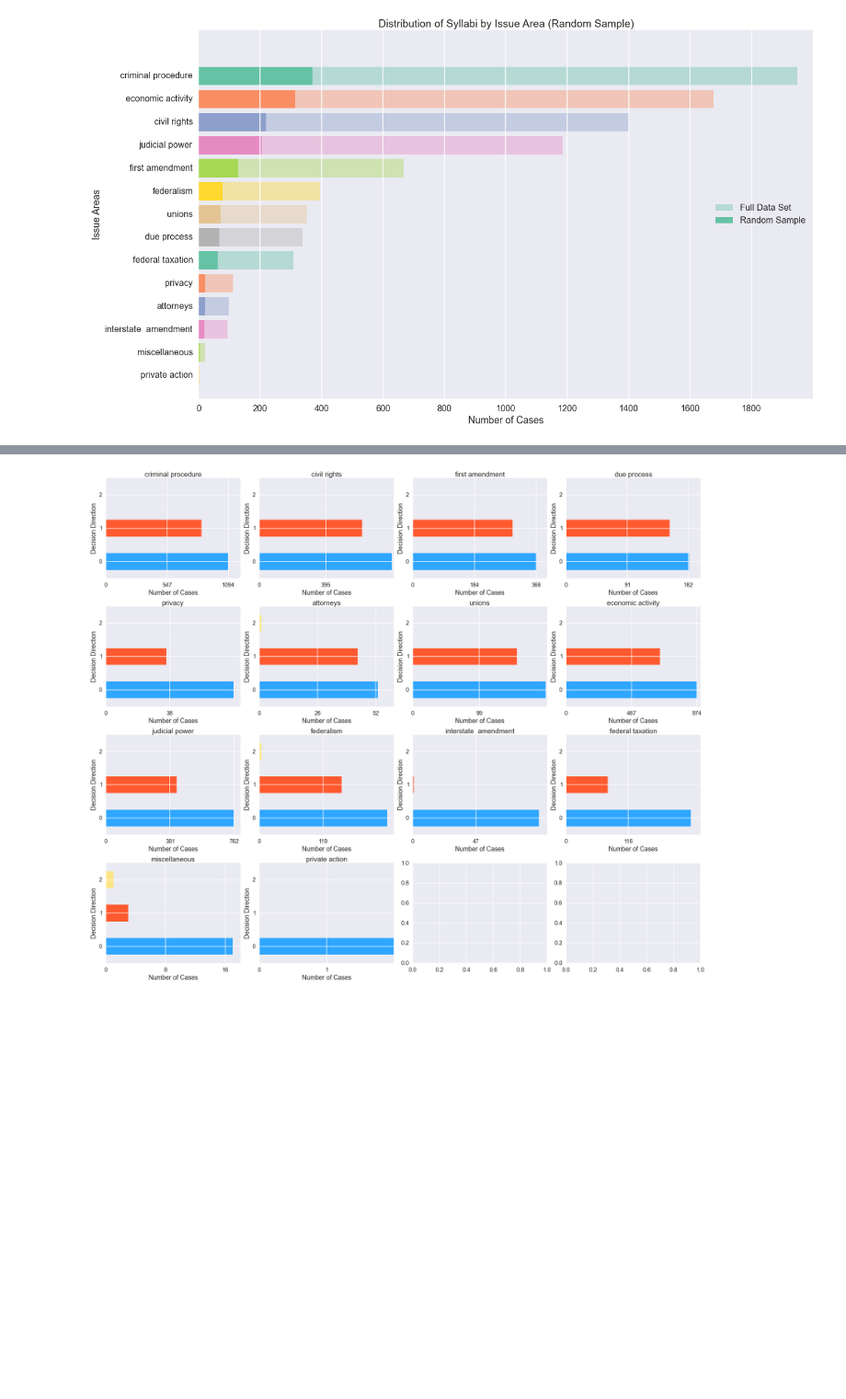
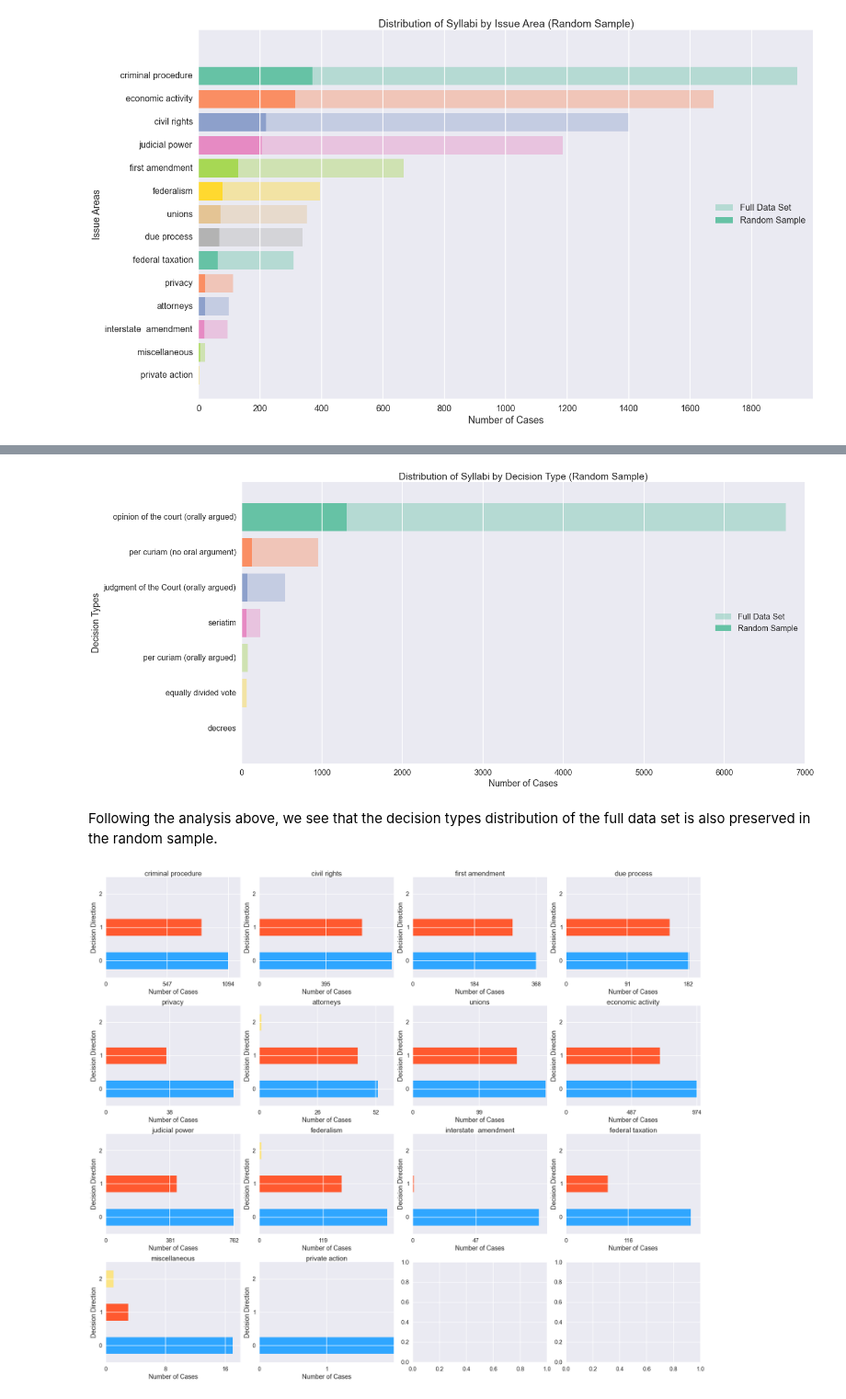
Before and after one commit to yunhanxu/cs109-project, a Jupyter notebook: data_merging.ipynb, the cells around one changed output, grey strips where cells are left out. Shown at 92% size. Cells and saved outputs as stored; diff of their text form; code cells hidden in the pictures; blank space fills up the shorter version.

Commit message:
final data merging + markdown

```diff
--- a/data_merging.ipynb
+++ b/data_merging.ipynb
@@ -332,7 +370,7 @@ plt.show()
 # %%
 # turn issue areas into dummy column
-for issue, num in zip(issue_areas,range(1,15)):
-    full_df[issue] = full_df.issueArea.apply(lambda x: 1 if x == num else 0)
+for num in range(1,9):
+    full_df["dec_" + str(num)] = full_df.decisionType.apply(lambda x: 1 if x == num else 0)
 
 # plot distribution of all cases by issue type
 samp_issue_dict = {}
@@ -363,3 +403,35 @@ plt.show()
+# %%
+# turn decision types into dummy column
+for num in range(1,9):
+    full_df["dec_" + str(num)] = full_df.decisionType.apply(lambda x: 1 if x == num else 0)
+
+# plot distribution of all cases by issue type
+samp_type_dict = {}
+for dtype,label in zip(range(1,9),types):
+    samp_type_dict[label] = sum(full_df["dec_" + str(dtype)])
+
+samp_sorted_type_dict = collections.OrderedDict()
+samp_sorted_type_vals = sorted(samp_type_dict.values(),reverse=True)
+samp_sorted_type_keys = sorted(samp_type_dict, key=samp_type_dict.get,reverse=True)
+for key, val in zip(samp_sorted_type_keys,samp_sorted_type_vals):
+    samp_sorted_type_dict[key] = val
+
+plt.figure(figsize=(20,10))
+plt.grid(zorder=3)
+plt.barh(range(len(sorted_type_dict)),sorted_type_dict.values(),align='center',color=sns.color_palette("Set2", 14),alpha=0.4,linewidth=0,zorder=0,label="Full Data Set")
+plt.barh(range(len(samp_sorted_type_dict)),samp_sorted_type_dict.values(),align='center',color=sns.color_palette("Set2", 14),linewidth=0,zorder=0,label="Random Sample")
+plt.gca().yaxis.grid(False)
+plt.gca().invert_yaxis()
+plt.yticks(range(len(sorted_type_dict)),sorted_type_dict.keys())
+plt.title("Distribution of Syllabi by Decision Type (Random Sample)")
+plt.xlabel("Number of Cases")
+plt.ylabel("Decision Types")
+plt.legend(loc="center right")
+plt.show()
+# %% [output]
+[figure, added]
+# %% [markdown]
+Following the analysis above, we see that the decision types distribution of the full data set is also preserved in the random sample.
 # %%
 # plot distribution of partisanship by issue area
 
```
Also changed, not shown: parts of 9 cells of this notebook.
